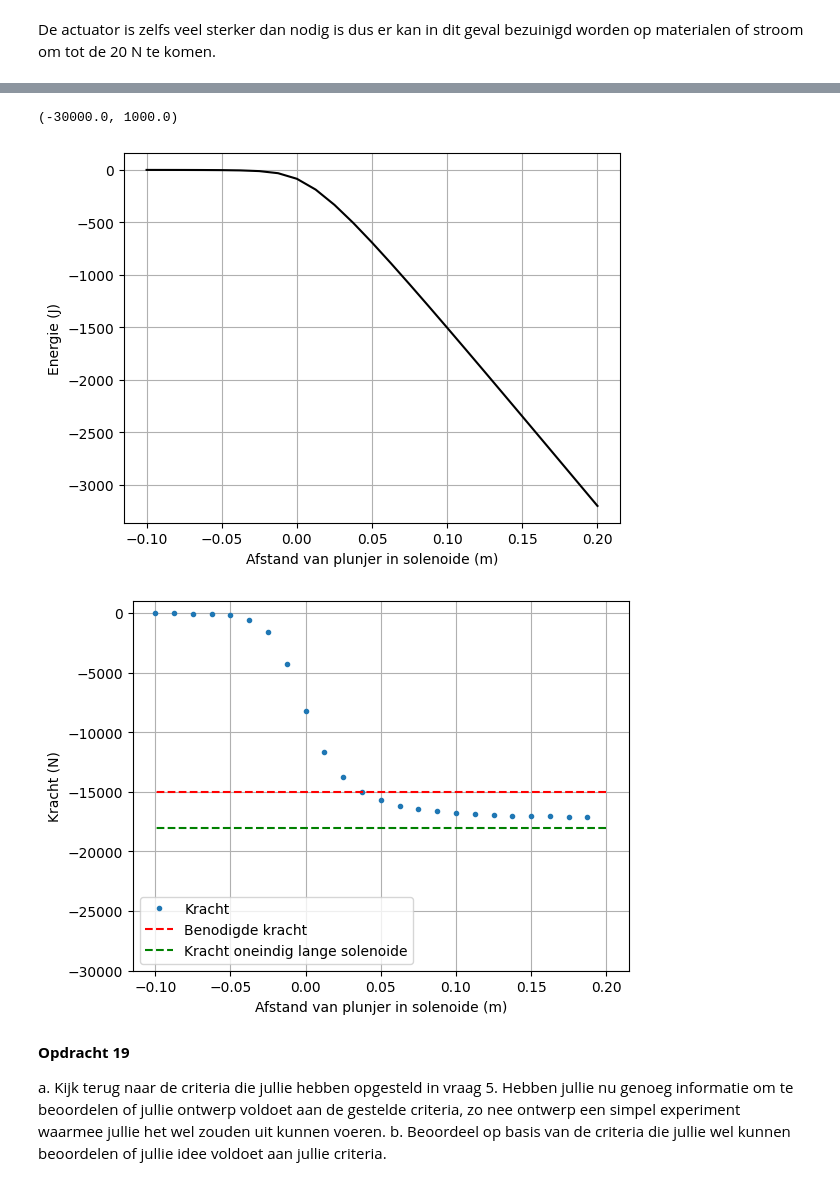
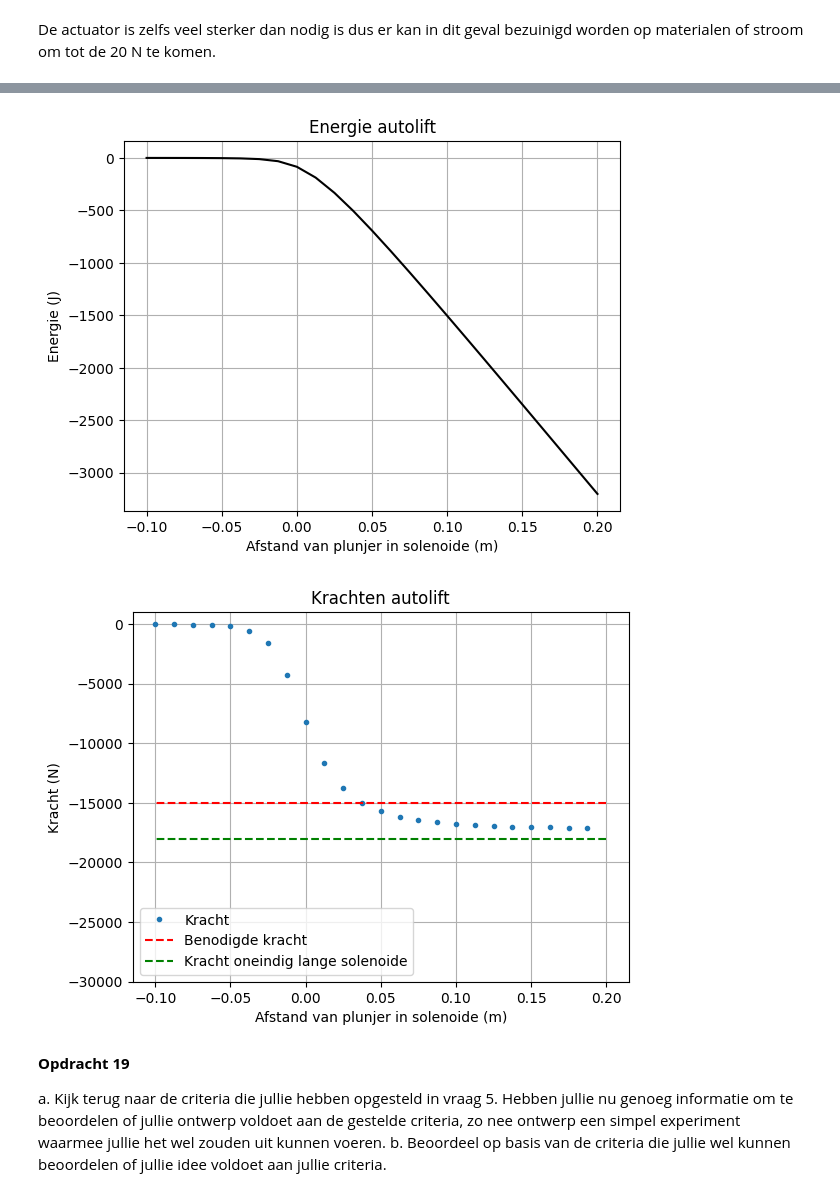
Before and after one commit to korne-Hoendervangers/opdrachten-DEF-D-KorneHoendervangers, a Jupyter notebook: DigitaleOntwerpopdrachten/2KrachtactuatorOpdracht/2KrachtactuatorOpdracht/KrachtactuatorOpdracht.ipynb, the cells around one changed output, grey strips where cells are left out. Cells and saved outputs as stored; diff of their text form; code cells hidden in the pictures.

```diff
--- a/DigitaleOntwerpopdrachten/2KrachtactuatorOpdracht/2KrachtactuatorOpdracht/KrachtactuatorOpdracht.ipynb
+++ b/DigitaleOntwerpopdrachten/2KrachtactuatorOpdracht/2KrachtactuatorOpdracht/KrachtactuatorOpdracht.ipynb
@@ -841,29 +849,32 @@ Ifield =  24Ifield =  24Ifield =  24Ifield =  24Ifield =  24Ifield =  24Ifield =
 # %%
 #opdracht 16
 #Gegevens:
 r_s = r_sol
 z_ax=np.linspace(0, 1.5*L_s/2, n_ax)
 
 # integrate field up to point z_p
 Wz=-0.5*np.pi*r_s**2*np.cumsum(np.flipud(H_ax)*mu_r*mu_0*np.flipud(H_ax))*(z_ax[1] - z_ax[0])
 
 plt.plot(L_sol/2 - z_ax, np.flipud(Wz), '-k')
 plt.xlabel('Afstand van plunjer in solenoide (m)'), plt.ylabel('Energie (J)'), plt.grid()
+plt.title('Energie autolift')
+plt.show()
 
 force_analytical = -mu_0*mu_r*np.pi*r_s**2*aantal_omwent**2*I**2/2/L_s**2 # Kracht uitrekenen numeriek
 force_numerical=np.diff(Wz, n=1, append=[0])/(z_ax[1] - z_ax[0]) # Kracht uitrekenen
 
 # Plotting the results
 plt.figure()
 plt.plot(L_s/2 - z_ax, np.flipud(force_numerical), '.', label='Kracht')
 plt.plot(L_s/2 - z_ax, (-15000)*np.ones(n_ax), '--r', label='Benodigde kracht')
 plt.plot(L_s/2 - z_ax, force_analytical*np.ones(n_ax), '--g', label='Kracht oneindig lange solenoide')
 plt.xlabel('Afstand van plunjer in solenoide (m)'), plt.ylabel('Kracht (N)'), plt.grid(), plt.legend()
 plt.ylim(-30000,1000)
+plt.title('Krachten autolift')
+plt.show()
 # %% [output]
-(-30000.0, 1000.0)
-[figure, old version]
+[figure, new version]
-[figure, old version]
+[figure, new version]
 # %% [markdown]
 **Opdracht 19**
 
```
Also changed, not shown: parts of 13 cells of this notebook.
